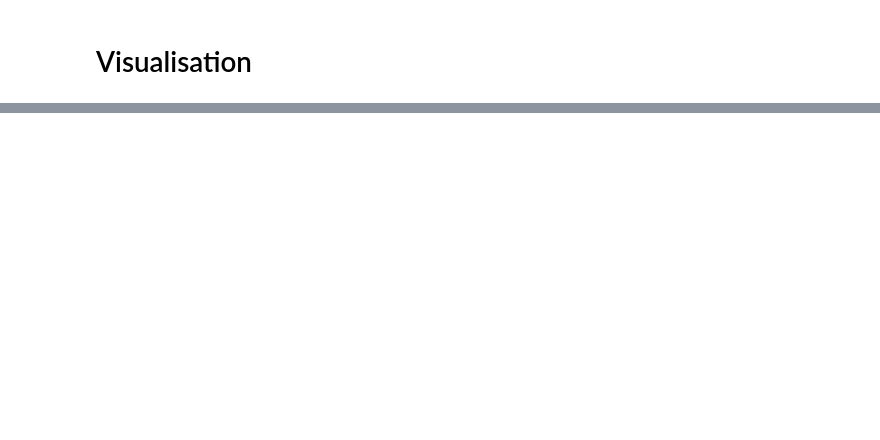
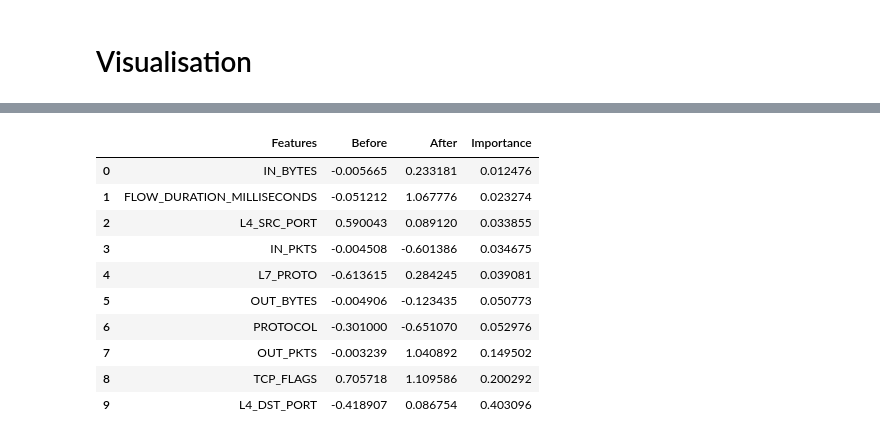
Before and after one commit to HOGGL/causal-ids, a Jupyter notebook: causal-ids.ipynb, the cells around one changed output, grey strips where cells are left out. Drawn from its saved outputs; the diff is of its cells as text; code cells hidden in the pictures; blank space fills up the shorter version.

```diff
--- a/causal-ids.ipynb
+++ b/causal-ids.ipynb
@@ -268,4 +269,20 @@ after = scaler.transform(zz[7][1])
 feature_names = df.columns[:-1]
 # %%
 import matplotlib.pyplot as plt
+# %%
+viz_df = pd.DataFrame(zip(feature_names, before, after.reshape(10), classifier.feature_importances_), columns=['Features', 'Before', 'After', 'Importance'])
+viz_df.sort_values('Importance', inplace=True, ignore_index=True)
+viz_df
+# %% [output]
+|  | Features | Before | After | Importance |
+| 0 | IN_BYTES | -0.005665 | 0.233181 | 0.012476 |
+| 1 | FLOW_DURATION_MILLISECONDS | -0.051212 | 1.067776 | 0.023274 |
+| 2 | L4_SRC_PORT | 0.590043 | 0.089120 | 0.033855 |
+| 3 | IN_PKTS | -0.004508 | -0.601386 | 0.034675 |
+| 4 | L7_PROTO | -0.613615 | 0.284245 | 0.039081 |
+| 5 | OUT_BYTES | -0.004906 | -0.123435 | 0.050773 |
+| 6 | PROTOCOL | -0.301000 | -0.651070 | 0.052976 |
+| 7 | OUT_PKTS | -0.003239 | 1.040892 | 0.149502 |
+| 8 | TCP_FLAGS | 0.705718 | 1.109586 | 0.200292 |
+| 9 | L4_DST_PORT | -0.418907 | 0.086754 | 0.403096 |
 # %%
```
Also changed, not shown: parts of 22 cells of this notebook, 3 other files.
